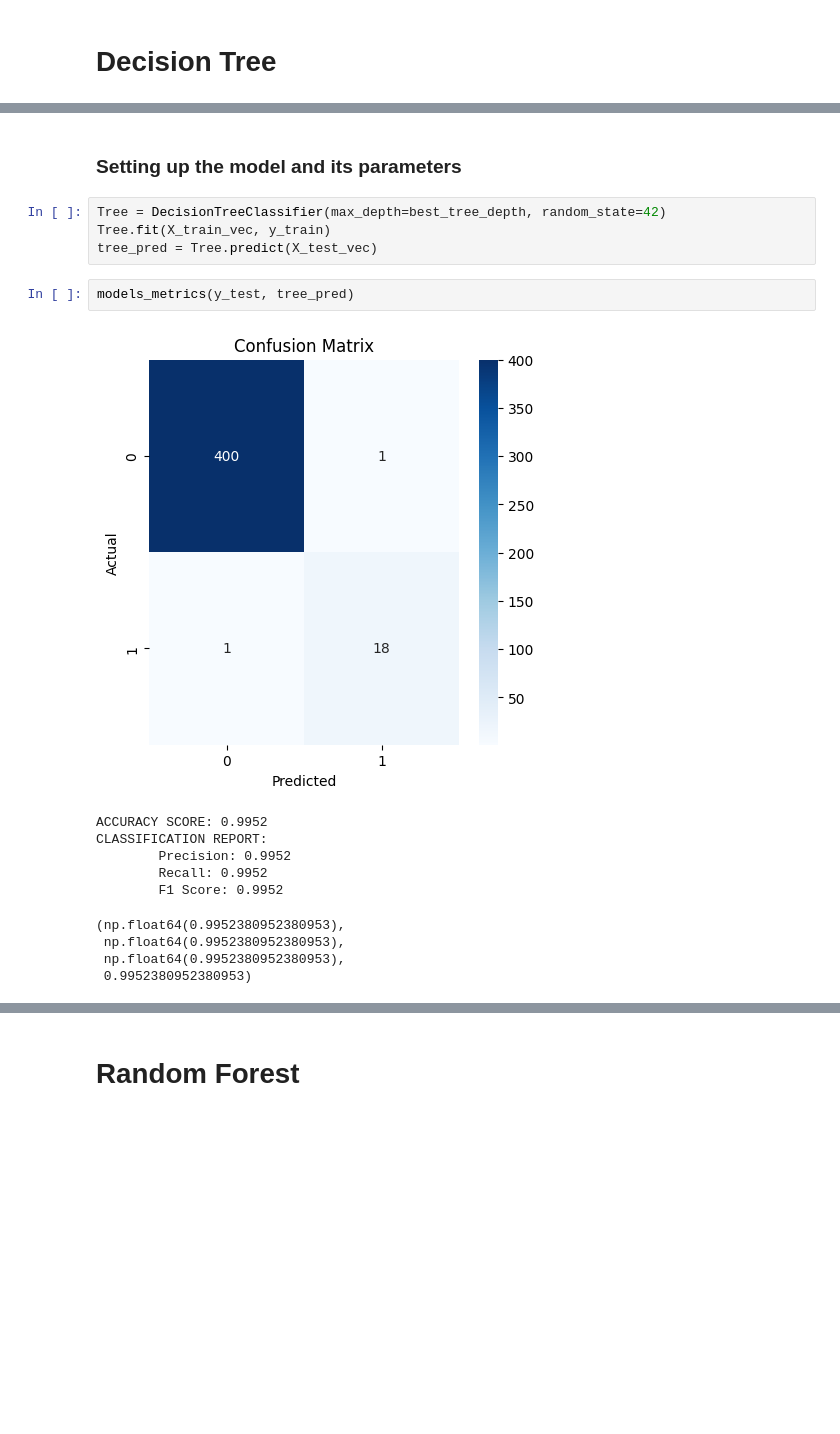
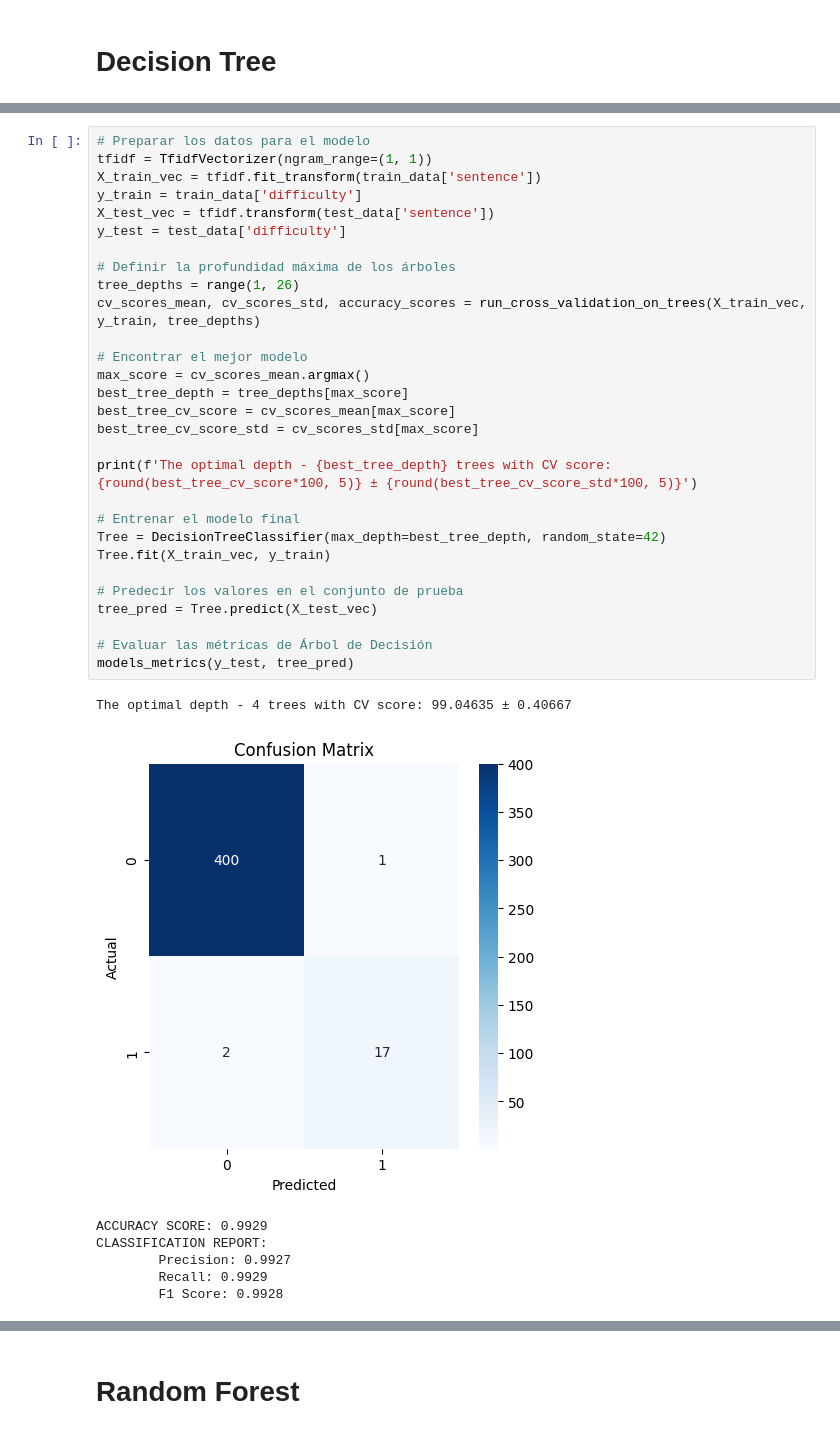
Before and after one commit to steepsalvadorman/MLF, a Jupyter notebook: First_Step(basic_models).ipynb, the cells around one changed output, grey strips where cells are left out. Cells and saved outputs as stored; diff of their text form; blank space fills up the shorter version.

```diff
--- a/First_Step(basic_models).ipynb
+++ b/First_Step(basic_models).ipynb
@@ -304,19 +278,37 @@ The optimal depth - 10 trees
-# %% [markdown]
-### Setting up the model and its parameters
-# %%
-Tree = DecisionTreeClassifier(max_depth=best_tree_depth, random_state=42)
-Tree.fit(X_train_vec, y_train)
-tree_pred = Tree.predict(X_test_vec)
-# %%
-models_metrics(y_test, tree_pred)
-# %% [output]
-[figure, removed]
-ACCURACY SCORE: 0.9952
-CLASSIFICATION REPORT:
-        Precision: 0.9952
-        Recall: 0.9952
-        F1 Score: 0.9952
-(np.float64(0.9952380952380953),
- np.float64(0.9952380952380953),
- np.float64(0.9952380952380953),
- 0.9952380952380953)
+# %%
+# Preparar los datos para el modelo
+tfidf = TfidfVectorizer(ngram_range=(1, 1))
+X_train_vec = tfidf.fit_transform(train_data['sentence'])
+y_train = train_data['difficulty']
+X_test_vec = tfidf.transform(test_data['sentence'])
+y_test = test_data['difficulty']
+
+# Definir la profundidad máxima de los árboles
+tree_depths = range(1, 26)
+cv_scores_mean, cv_scores_std, accuracy_scores = run_cross_validation_on_trees(X_train_vec, y_train, tree_depths)
+
+# Encontrar el mejor modelo
+max_score = cv_scores_mean.argmax()
+best_tree_depth = tree_depths[max_score]
+best_tree_cv_score = cv_scores_mean[max_score]
+best_tree_cv_score_std = cv_scores_std[max_score]
+
+print(f'The optimal depth - {best_tree_depth} trees with CV score: {round(best_tree_cv_score*100, 5)} ± {round(best_tree_cv_score_std*100, 5)}')
+
+# Entrenar el modelo final
+Tree = DecisionTreeClassifier(max_depth=best_tree_depth, random_state=42)
+Tree.fit(X_train_vec, y_train)
+
+# Predecir los valores en el conjunto de prueba
+tree_pred = Tree.predict(X_test_vec)
+
+# Evaluar las métricas de Árbol de Decisión
+models_metrics(y_test, tree_pred)
+# %% [output]
+The optimal depth - 4 trees with CV score: 99.04635 ± 0.40667
+[figure, added]
+ACCURACY SCORE: 0.9929
+CLASSIFICATION REPORT:
+        Precision: 0.9927
+        Recall: 0.9929
+        F1 Score: 0.9928
```
Also changed, not shown: parts of 10 cells of this notebook, 8 other files.
